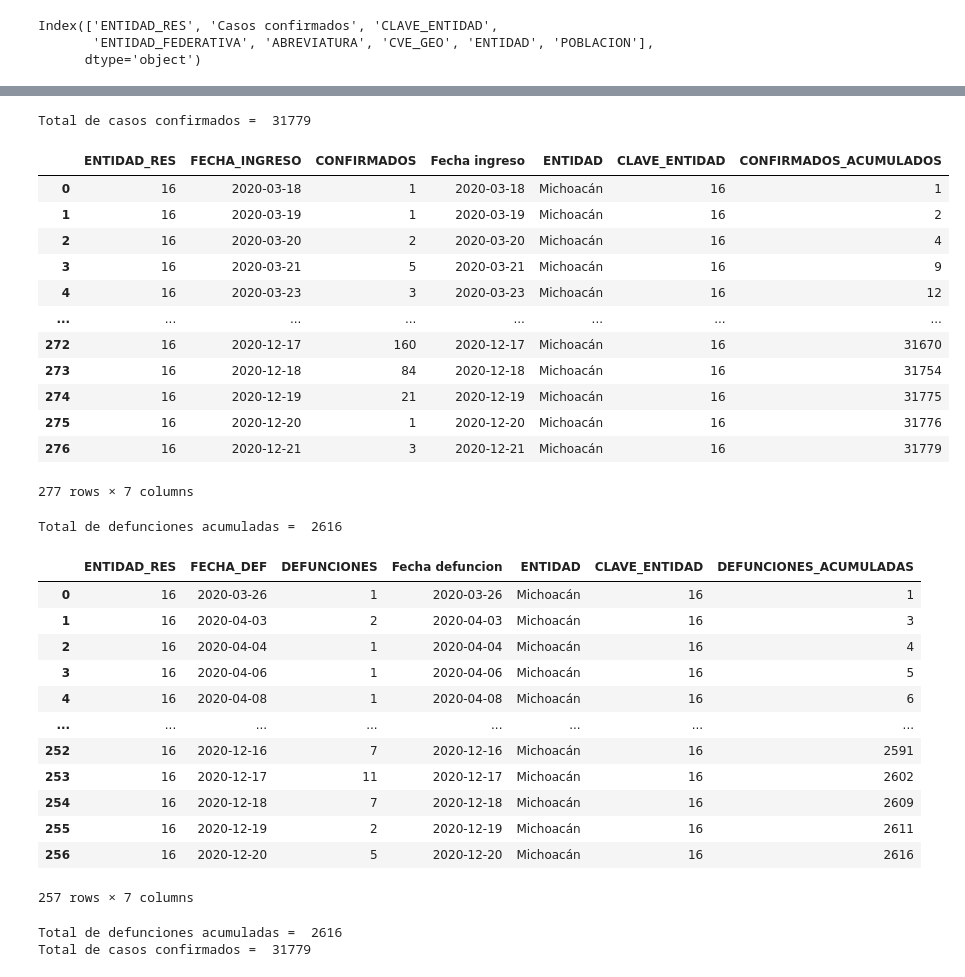
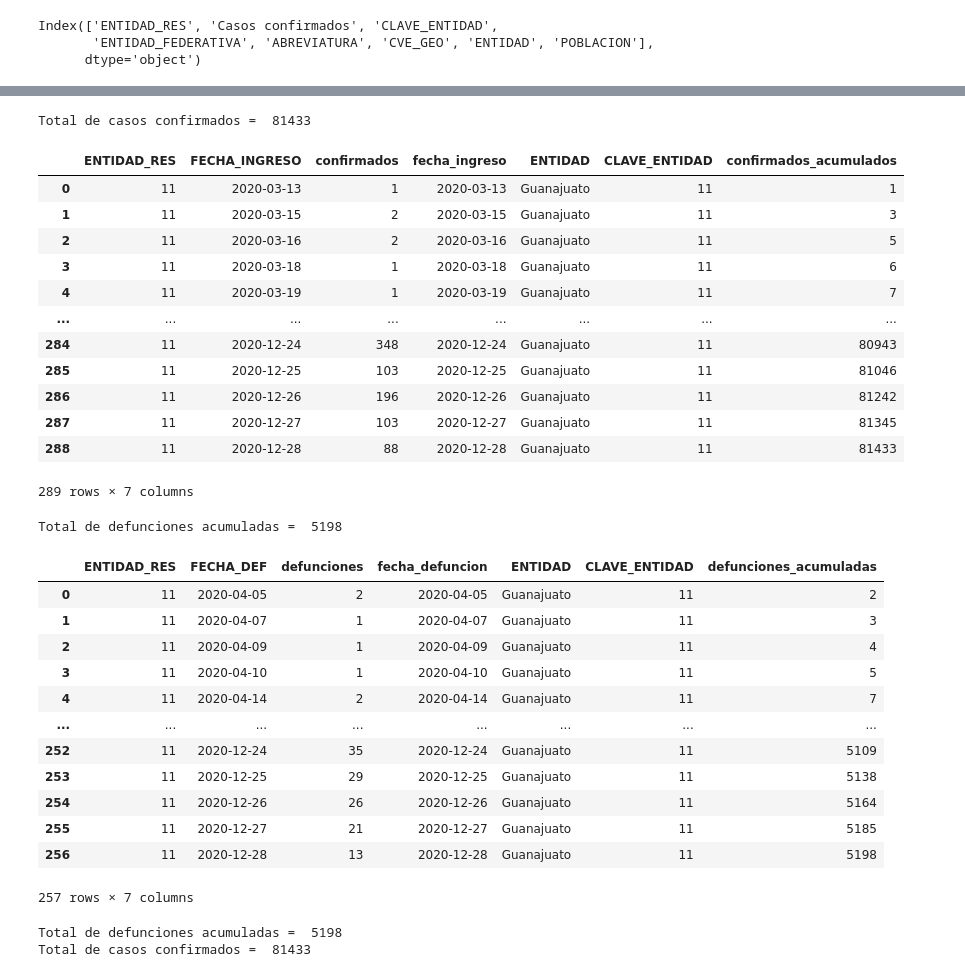
Before and after one commit to Riloro/mexico_covid19_dashboard, a Jupyter notebook: Notebook/covid19_notebook.ipynb, the cells around one changed output, grey strips where cells are left out. Drawn from its saved outputs; the diff is of its cells as text; code cells hidden in the pictures.

```diff
--- a/Notebook/covid19_notebook.ipynb
+++ b/Notebook/covid19_notebook.ipynb
@@ -562,8 +585,8 @@ fig_bar_cases_rate.update_traces(marker = dict(color = "#ff616f"))
 fig_bar_cases_rate.show()
 # %%
 # Groping by state ENTIDAD_RES and FECHA_INGRESO
-confirmados_por_estado_fecha = confirmados.groupby(["ENTIDAD_RES","FECHA_INGRESO"]).size().to_frame("CONFIRMADOS").reset_index()
-confirmados_por_estado_fecha["Fecha ingreso"] = pd.to_datetime(confirmados_por_estado_fecha["FECHA_INGRESO"], format = "%Y-%m-%d")
+confirmados_por_estado_fecha = confirmados.groupby(["ENTIDAD_RES","FECHA_INGRESO"]).size().to_frame("confirmados").reset_index()
+confirmados_por_estado_fecha["fecha_ingreso"] = pd.to_datetime(confirmados_por_estado_fecha["FECHA_INGRESO"], format = "%Y-%m-%d")
 
 
 confirmados_por_estado_fecha
@@ -640,51 +663,52 @@ defunciones_por_estado_fecha_clave
 # %%
-confirmados_mich = confirmados_por_estado_fecha_clave[confirmados_por_estado_fecha_clave["ENTIDAD_RES"] == 16]
-print("Total de casos confirmados = ",confirmados_mich["CONFIRMADOS"].sum())
+clave_estado = 11
+confirmados_mich = confirmados_por_estado_fecha_clave[confirmados_por_estado_fecha_clave["ENTIDAD_RES"] == clave_estado]
+print("Total de casos confirmados = ",confirmados_mich["confirmados"].sum())
 confirmados_mich.reset_index(drop = True, inplace = True)
-confirmados_mich["CONFIRMADOS_ACUMULADOS"] = commulative_cases(confirmados_mich["CONFIRMADOS"]) # Accumulated confirmed cases in Mich.
+confirmados_mich["confirmados_acumulados"] = commulative_cases(confirmados_mich["confirmados"]) # Accumulated confirmed cases in Mich.
 confirmados_mich
 # %% [output]
-Total de casos confirmados =  31779
+Total de casos confirmados =  81433
-|  | ENTIDAD_RES | FECHA_INGRESO | CONFIRMADOS | Fecha ingreso | ENTIDAD | CLAVE_ENTIDAD | CONFIRMADOS_ACUMULADOS |
-| 0 | 16 | 2020-03-18 | 1 | 2020-03-18 | Michoacán | 16 | 1 |
-| 1 | 16 | 2020-03-19 | 1 | 2020-03-19 | Michoacán | 16 | 2 |
-| 2 | 16 | 2020-03-20 | 2 | 2020-03-20 | Michoacán | 16 | 4 |
-| 3 | 16 | 2020-03-21 | 5 | 2020-03-21 | Michoacán | 16 | 9 |
-| 4 | 16 | 2020-03-23 | 3 | 2020-03-23 | Michoacán | 16 | 12 |
+|  | ENTIDAD_RES | FECHA_INGRESO | confirmados | fecha_ingreso | ENTIDAD | CLAVE_ENTIDAD | confirmados_acumulados |
+| 0 | 11 | 2020-03-13 | 1 | 2020-03-13 | Guanajuato | 11 | 1 |
+| 1 | 11 | 2020-03-15 | 2 | 2020-03-15 | Guanajuato | 11 | 3 |
+| 2 | 11 | 2020-03-16 | 2 | 2020-03-16 | Guanajuato | 11 | 5 |
+| 3 | 11 | 2020-03-18 | 1 | 2020-03-18 | Guanajuato | 11 | 6 |
+| 4 | 11 | 2020-03-19 | 1 | 2020-03-19 | Guanajuato | 11 | 7 |
 | ... | ... | ... | ... | ... | ... | ... | ... |
-| 272 | 16 | 2020-12-17 | 160 | 2020-12-17 | Michoacán | 16 | 31670 |
-| 273 | 16 | 2020-12-18 | 84 | 2020-12-18 | Michoacán | 16 | 31754 |
-| 274 | 16 | 2020-12-19 | 21 | 2020-12-19 | Michoacán | 16 | 31775 |
-| 275 | 16 | 2020-12-20 | 1 | 2020-12-20 | Michoacán | 16 | 31776 |
-| 276 | 16 | 2020-12-21 | 3 | 2020-12-21 | Michoacán | 16 | 31779 |
+| 284 | 11 | 2020-12-24 | 348 | 2020-12-24 | Guanajuato | 11 | 80943 |
+| 285 | 11 | 2020-12-25 | 103 | 2020-12-25 | Guanajuato | 11 | 81046 |
+| 286 | 11 | 2020-12-26 | 196 | 2020-12-26 | Guanajuato | 11 | 81242 |
+| 287 | 11 | 2020-12-27 | 103 | 2020-12-27 | Guanajuato | 11 | 81345 |
+| 288 | 11 | 2020-12-28 | 88 | 2020-12-28 | Guanajuato | 11 | 81433 |
-277 rows × 7 columns
+289 rows × 7 columns
 # %%
-defunciones_mich = defunciones_por_estado_fecha_clave[defunciones_por_estado_fecha_clave["ENTIDAD_RES"] == 16]
-print("Total de defunciones acumuladas = ", defunciones_mich["DEFUNCIONES"].sum())
+defunciones_mich = defunciones_por_estado_fecha_clave[defunciones_por_estado_fecha_clave["ENTIDAD_RES"] == clave_estado ]
+print("Total de defunciones acumuladas = ", defunciones_mich["defunciones"].sum())
 defunciones_mich.reset_index(drop = True, inplace = True)
-defunciones_mich["DEFUNCIONES_ACUMULADAS"] = commulative_cases(defunciones_mich["DEFUNCIONES"])
+defunciones_mich["defunciones_acumuladas"] = commulative_cases(defunciones_mich["defunciones"])
 defunciones_mich
 # %% [output]
-Total de defunciones acumuladas =  2616
+Total de defunciones acumuladas =  5198
-|  | ENTIDAD_RES | FECHA_DEF | DEFUNCIONES | Fecha defuncion | ENTIDAD | CLAVE_ENTIDAD | DEFUNCIONES_ACUMULADAS |
-| 0 | 16 | 2020-03-26 | 1 | 2020-03-26 | Michoacán | 16 | 1 |
-| 1 | 16 | 2020-04-03 | 2 | 2020-04-03 | Michoacán | 16 | 3 |
-| 2 | 16 | 2020-04-04 | 1 | 2020-04-04 | Michoacán | 16 | 4 |
-| 3 | 16 | 2020-04-06 | 1 | 2020-04-06 | Michoacán | 16 | 5 |
-| 4 | 16 | 2020-04-08 | 1 | 2020-04-08 | Michoacán | 16 | 6 |
+|  | ENTIDAD_RES | FECHA_DEF | defunciones | fecha_defuncion | ENTIDAD | CLAVE_ENTIDAD | defunciones_acumuladas |
+| 0 | 11 | 2020-04-05 | 2 | 2020-04-05 | Guanajuato | 11 | 2 |
+| 1 | 11 | 2020-04-07 | 1 | 2020-04-07 | Guanajuato | 11 | 3 |
+| 2 | 11 | 2020-04-09 | 1 | 2020-04-09 | Guanajuato | 11 | 4 |
+| 3 | 11 | 2020-04-10 | 1 | 2020-04-10 | Guanajuato | 11 | 5 |
+| 4 | 11 | 2020-04-14 | 2 | 2020-04-14 | Guanajuato | 11 | 7 |
 | ... | ... | ... | ... | ... | ... | ... | ... |
-| 252 | 16 | 2020-12-16 | 7 | 2020-12-16 | Michoacán | 16 | 2591 |
-| 253 | 16 | 2020-12-17 | 11 | 2020-12-17 | Michoacán | 16 | 2602 |
-| 254 | 16 | 2020-12-18 | 7 | 2020-12-18 | Michoacán | 16 | 2609 |
-| 255 | 16 | 2020-12-19 | 2 | 2020-12-19 | Michoacán | 16 | 2611 |
-| 256 | 16 | 2020-12-20 | 5 | 2020-12-20 | Michoacán | 16 | 2616 |
+| 252 | 11 | 2020-12-24 | 35 | 2020-12-24 | Guanajuato | 11 | 5109 |
+| 253 | 11 | 2020-12-25 | 29 | 2020-12-25 | Guanajuato | 11 | 5138 |
+| 254 | 11 | 2020-12-26 | 26 | 2020-12-26 | Guanajuato | 11 | 5164 |
+| 255 | 11 | 2020-12-27 | 21 | 2020-12-27 | Guanajuato | 11 | 5185 |
+| 256 | 11 | 2020-12-28 | 13 | 2020-12-28 | Guanajuato | 11 | 5198 |
 257 rows × 7 columns
 # %%
 #
-acum_plot(confirmados_mich["Fecha ingreso"],confirmados_mich["CONFIRMADOS_ACUMULADOS"],
-            defunciones_mich["Fecha defuncion"], defunciones_mich["DEFUNCIONES_ACUMULADAS"], region = confirmados_mich["ENTIDAD"].iloc[0] )
-print("Total de defunciones acumuladas = ", defunciones_mich["DEFUNCIONES"].sum())
-print("Total de casos confirmados = ",confirmados_mich["CONFIRMADOS"].sum())
+acum_plot(confirmados_mich["fecha_ingreso"],confirmados_mich["confirmados_acumulados"],
+            defunciones_mich["fecha_defuncion"], defunciones_mich["defunciones_acumuladas"], region = confirmados_mich["ENTIDAD"].iloc[0] )
+print("Total de defunciones acumuladas = ", defunciones_mich["defunciones"].sum())
+print("Total de casos confirmados = ",confirmados_mich["confirmados"].sum())
 # %% [output]
-Total de defunciones acumuladas =  2616
-Total de casos confirmados =  31779
+Total de defunciones acumuladas =  5198
+Total de casos confirmados =  81433
```
Also changed, not shown: parts of 34 cells of this notebook.
